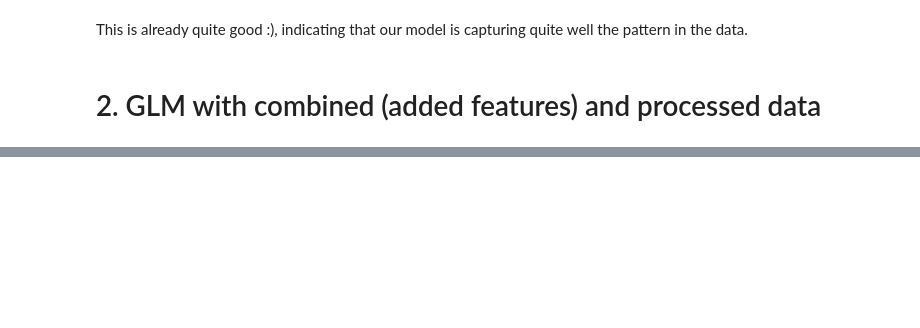
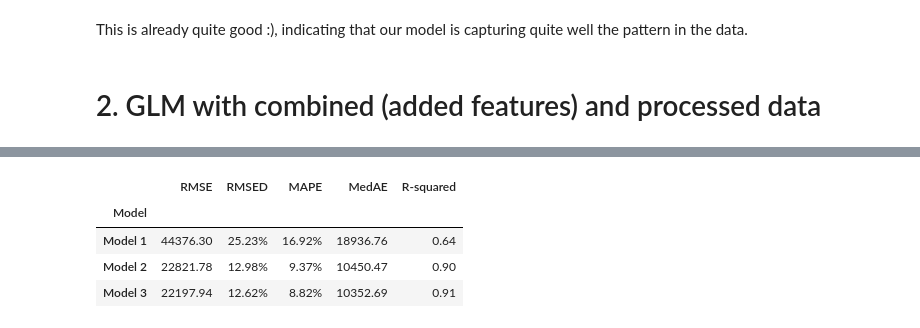
Before and after one commit to congminh-nguyen/ames_project, a Jupyter notebook: notebooks/model.ipynb, the cells around one changed output, grey strips where cells are left out. Cells and saved outputs as stored; diff of their text form; code cells hidden in the pictures; blank space fills up the shorter version.

```diff
--- a/notebooks/model.ipynb
+++ b/notebooks/model.ipynb
@@ -1015,0 +278,8 @@ Name: interaction_gr_liv_area_overall_qu, Length: 2446, dtype: object
+# %%
+reevaluate_models([baseline_GLM_model_pipeline, glm_1_pipeline, glm_2_pipeline], X_test, y_test)
+# %% [output]
+|  | RMSE | RMSED | MAPE | MedAE | R-squared |
+| Model |  |  |  |  |  |
+| Model 1 | 44376.30 | 25.23% | 16.92% | 18936.76 | 0.64 |
+| Model 2 | 22821.78 | 12.98% | 9.37% | 10450.47 | 0.90 |
+| Model 3 | 22197.94 | 12.62% | 8.82% | 10352.69 | 0.91 |
```
Also changed, not shown: parts of 30 cells of this notebook, 7 other files.
